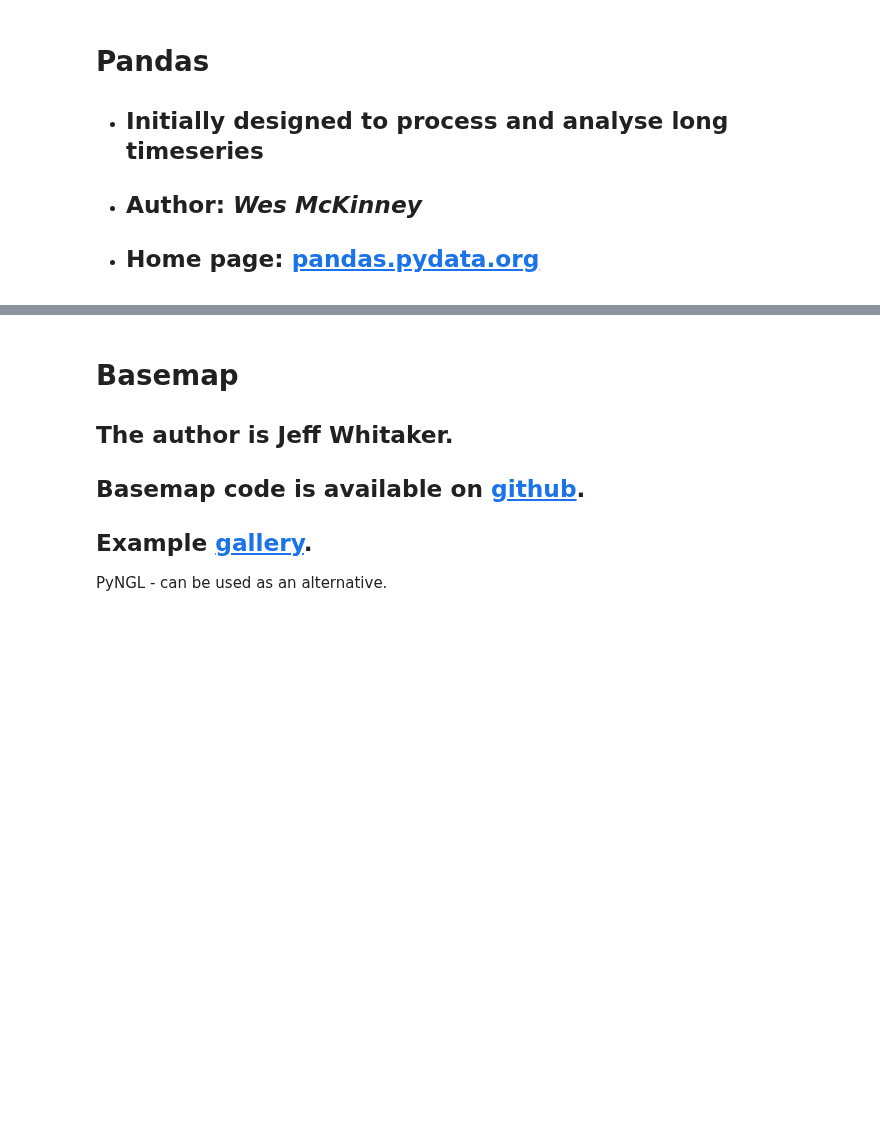
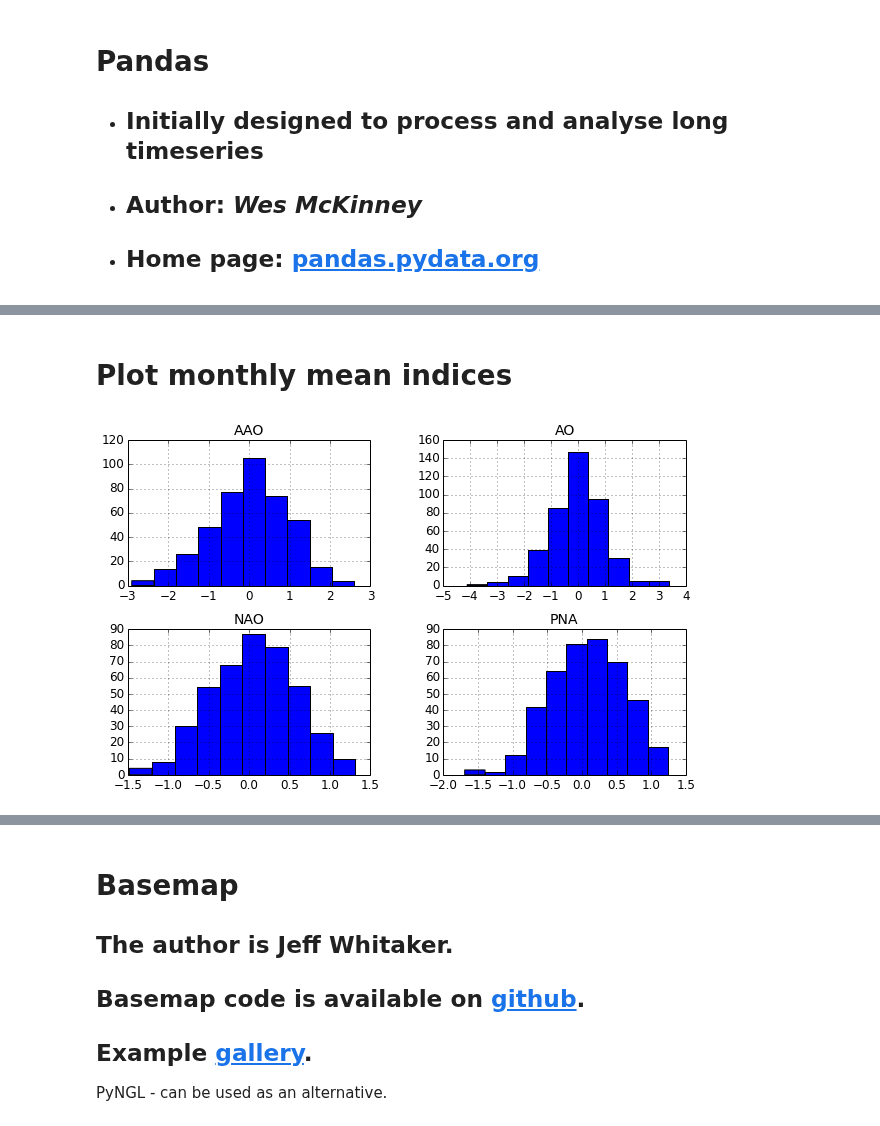
Before and after one commit to guziy/CMOS-python-tutorial, a Jupyter notebook: cmos2014-python-tutorial.ipynb, the cells around one changed output, grey strips where cells are left out. Saved outputs shown, nothing was run; the diff lists cells and outputs as text; code cells hidden in the pictures; blank space fills up the shorter version.

```diff
--- a/cmos2014-python-tutorial.ipynb
+++ b/cmos2014-python-tutorial.ipynb
@@ -876,0 +880,8 @@ Exercises: Pandas
+# %% [markdown]
+Plot monthly mean indices
+======
+# %%
+df_monthly = df.groupby(by = lambda d: datetime(d.year, d.month, 15)).mean()
+df_monthly.hist(figsize=(10, 6));
+# %% [output]
+[figure, added]
```
Also changed, not shown: parts of 31 cells of this notebook.
